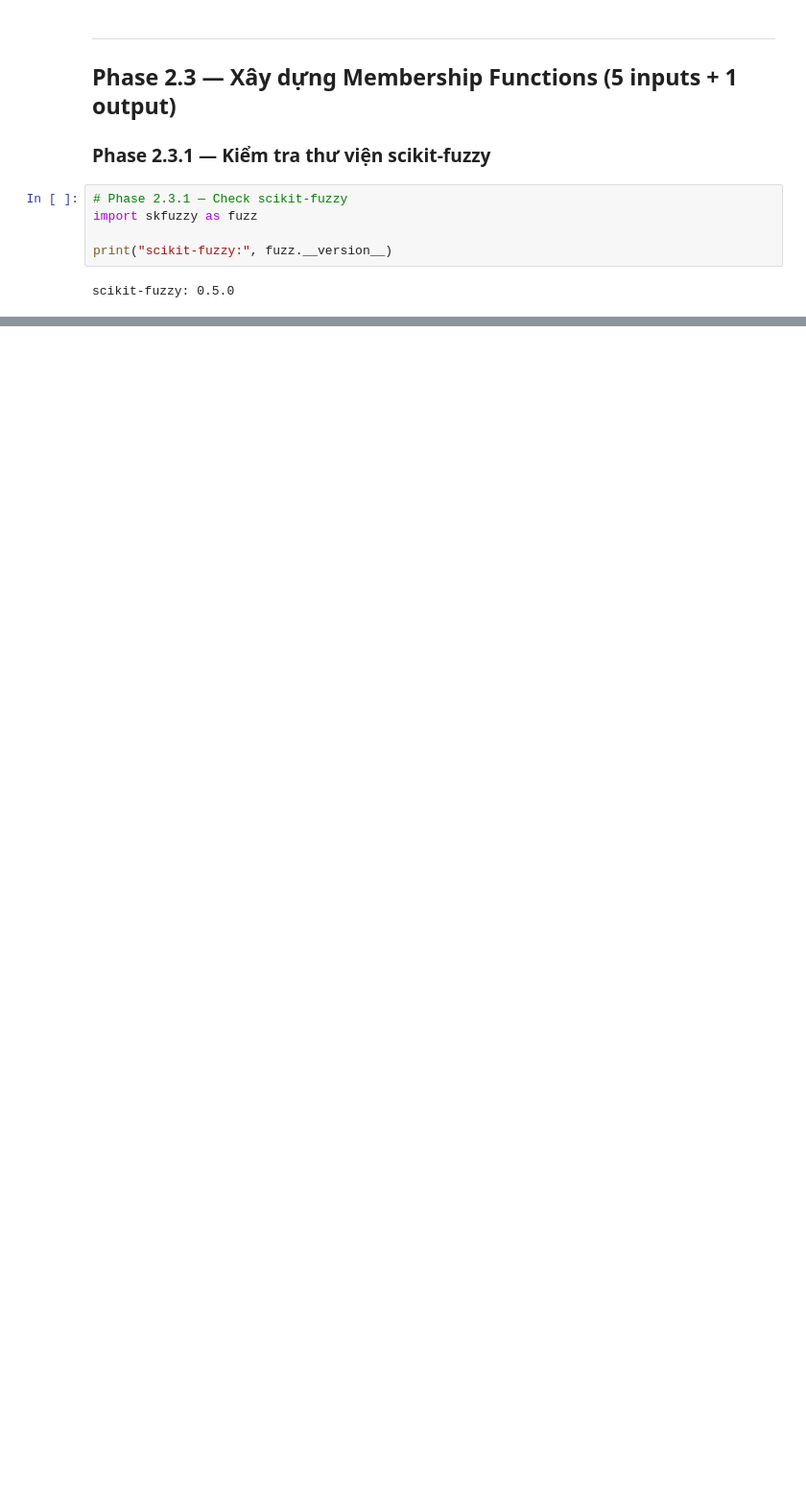
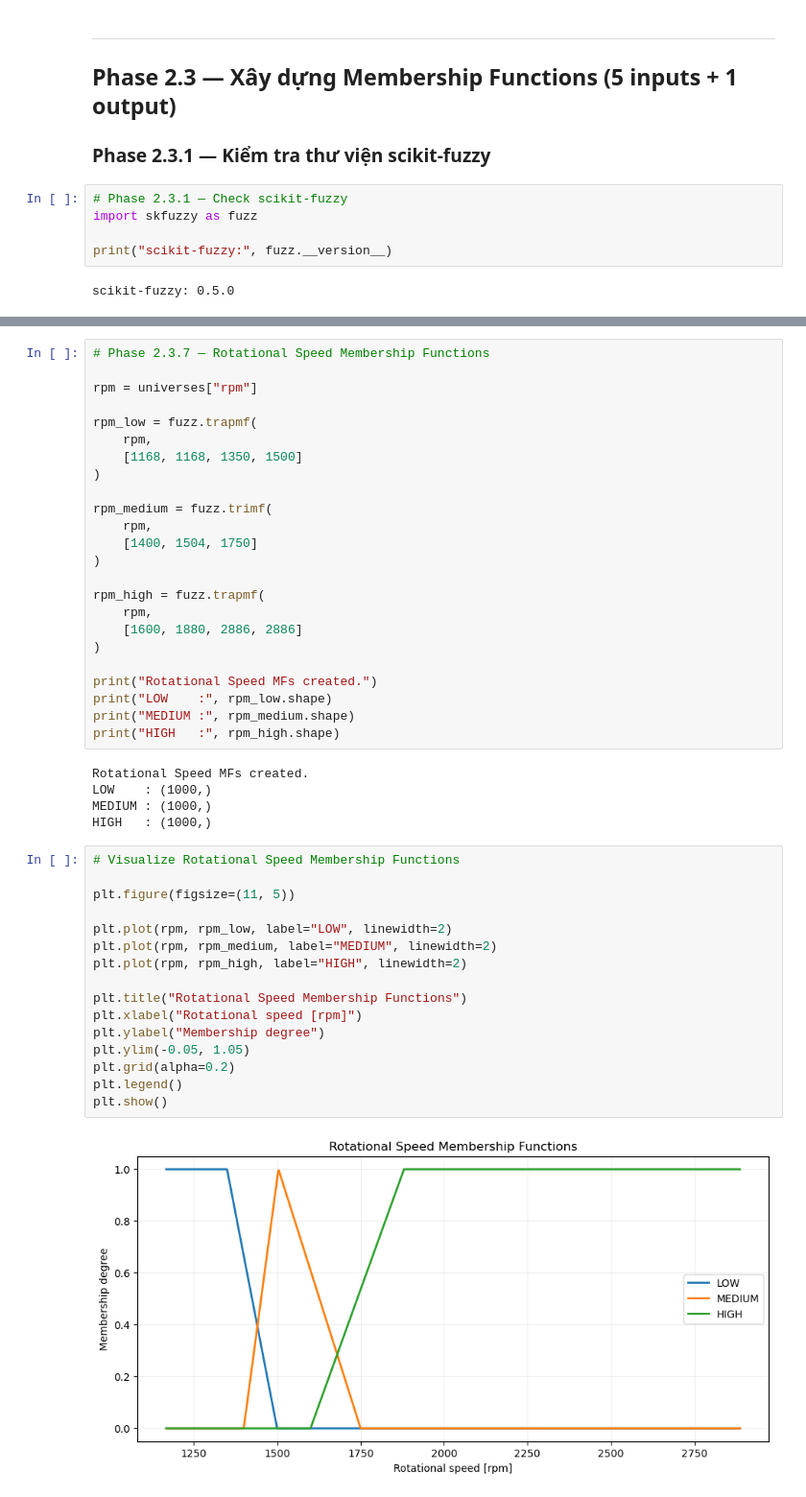
Before and after one commit to Chipzgk/An-Evolving-Fuzzy-Reasoning-System-for-Sensor-Stream-Anomaly-Detection-under-Concept-Drift, a Jupyter notebook: notebooks/02_static_fuzzy_baseline.ipynb, the cells around one changed output, grey strips where cells are left out. Shown at 96% size. Saved outputs shown, nothing was run; the diff lists cells and outputs as text; blank space fills up the shorter version.

```diff
--- a/notebooks/02_static_fuzzy_baseline.ipynb
+++ b/notebooks/02_static_fuzzy_baseline.ipynb
@@ -111,0 +343,47 @@ scikit-fuzzy: 0.5.0
+# %%
+# Phase 2.3.7 — Rotational Speed Membership Functions
+
+rpm = universes["rpm"]
+
+rpm_low = fuzz.trapmf(
+    rpm,
+    [1168, 1168, 1350, 1500]
+)
+
+rpm_medium = fuzz.trimf(
+    rpm,
+    [1400, 1504, 1750]
+)
+
+rpm_high = fuzz.trapmf(
+    rpm,
+    [1600, 1880, 2886, 2886]
+)
+
+print("Rotational Speed MFs created.")
+print("LOW    :", rpm_low.shape)
+print("MEDIUM :", rpm_medium.shape)
+print("HIGH   :", rpm_high.shape)
+# %% [output]
+Rotational Speed MFs created.
+LOW    : (1000,)
+MEDIUM : (1000,)
+HIGH   : (1000,)
+# %%
+# Visualize Rotational Speed Membership Functions
+
+plt.figure(figsize=(11, 5))
+
+plt.plot(rpm, rpm_low, label="LOW", linewidth=2)
+plt.plot(rpm, rpm_medium, label="MEDIUM", linewidth=2)
+plt.plot(rpm, rpm_high, label="HIGH", linewidth=2)
+
+plt.title("Rotational Speed Membership Functions")
+plt.xlabel("Rotational speed [rpm]")
+plt.ylabel("Membership degree")
+plt.ylim(-0.05, 1.05)
+plt.grid(alpha=0.2)
+plt.legend()
+plt.show()
+# %% [output]
+[figure, added]
```
Also changed, not shown: parts of 30 cells of this notebook, 1 other file.
